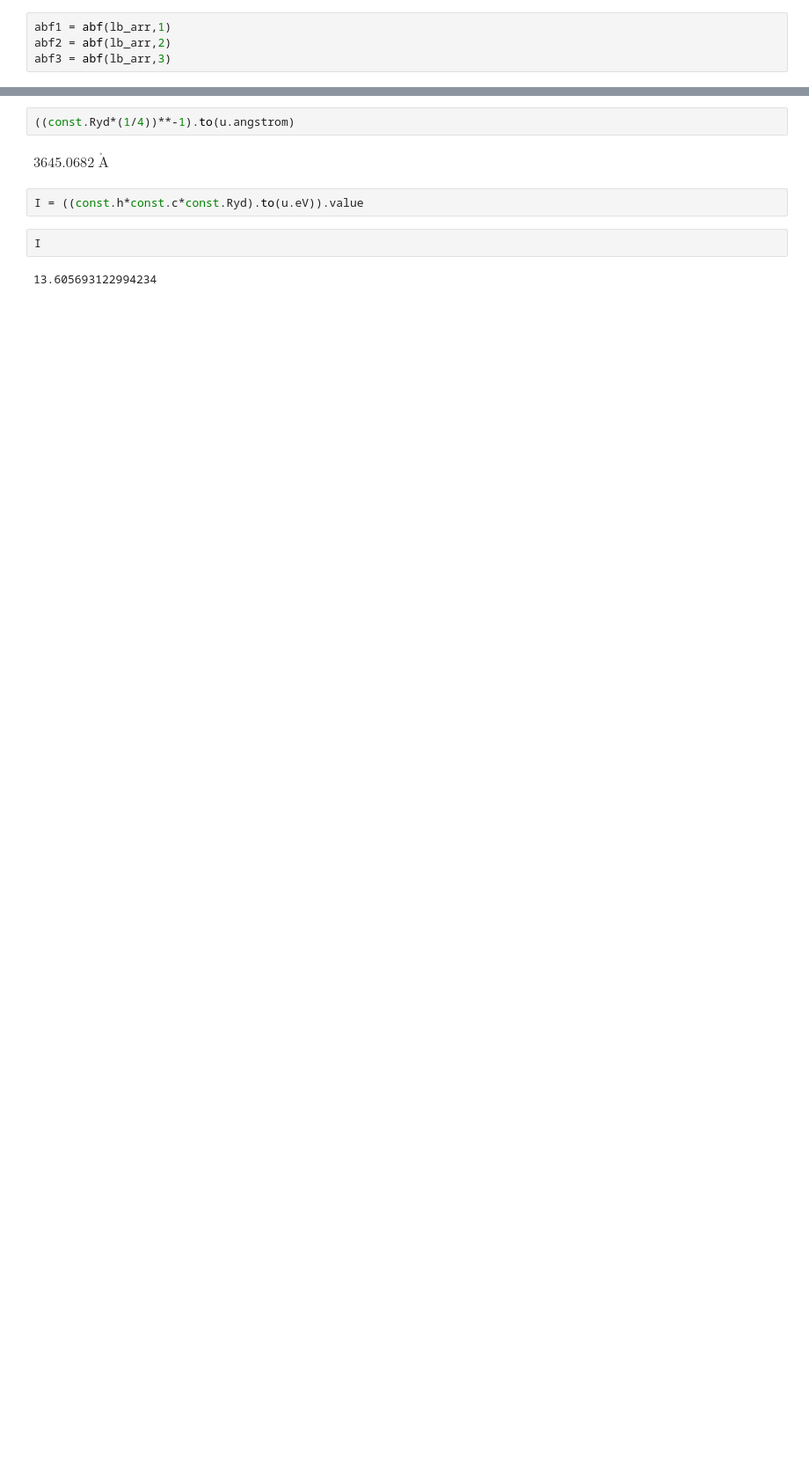
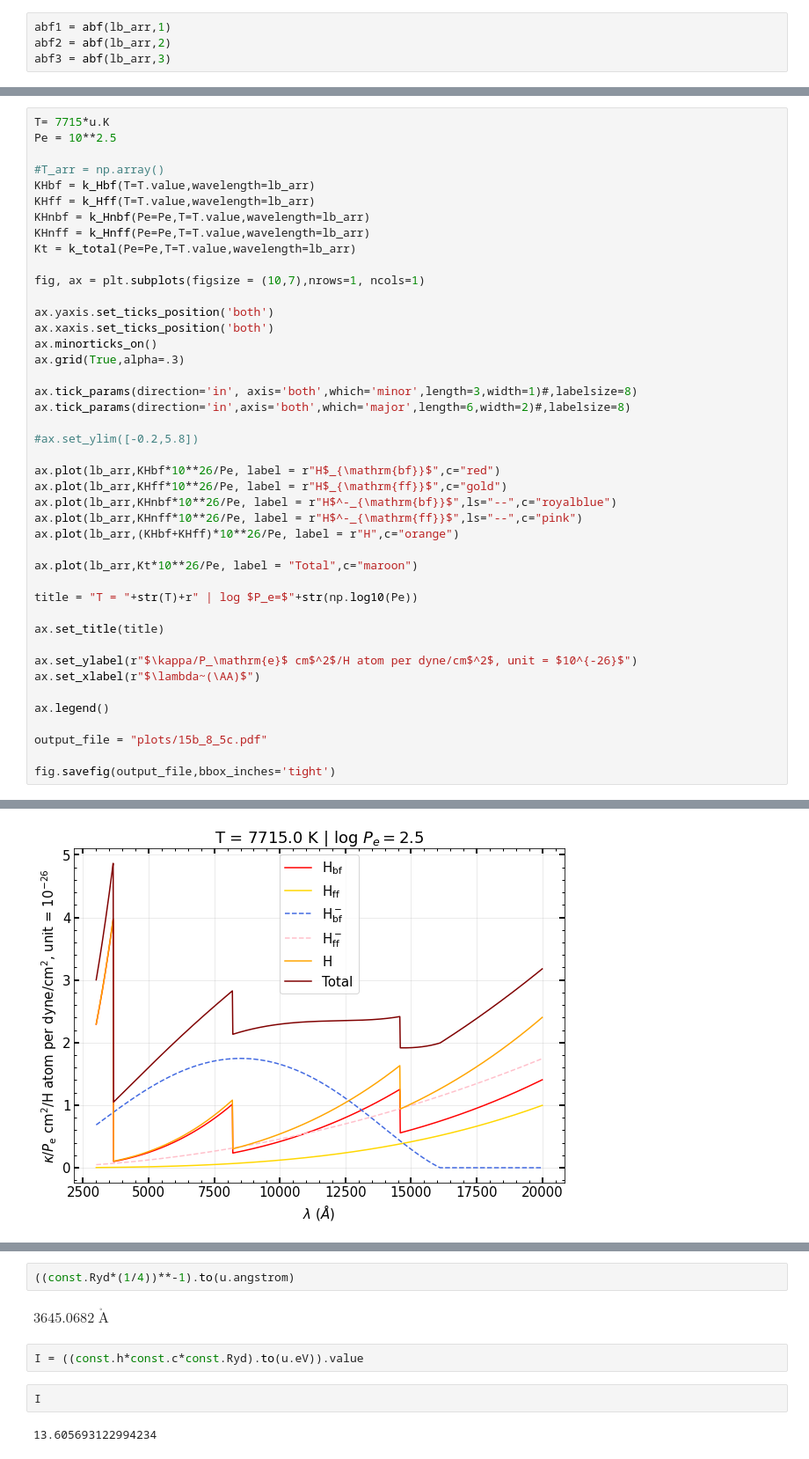
Before and after one commit to kyleneumann/Astro530, a Jupyter notebook: hw7.ipynb, the cells around one changed output, grey strips where cells are left out. Shown: that part at 88% size. Cells and saved outputs as stored; diff of their text form; blank space fills up the shorter version.

```diff
--- a/hw7.ipynb
+++ b/hw7.ipynb
@@ -269,0 +335,44 @@ $2.4965945 \times 10^{-27} \; \mathrm{cm^{2}}$
+# %%
+T= 7715*u.K
+Pe = 10**2.5
+
+#T_arr = np.array()
+KHbf = k_Hbf(T=T.value,wavelength=lb_arr)
+KHff = k_Hff(T=T.value,wavelength=lb_arr)
+KHnbf = k_Hnbf(Pe=Pe,T=T.value,wavelength=lb_arr)
+KHnff = k_Hnff(Pe=Pe,T=T.value,wavelength=lb_arr)
+Kt = k_total(Pe=Pe,T=T.value,wavelength=lb_arr)
+
+fig, ax = plt.subplots(figsize = (10,7),nrows=1, ncols=1)
+
+ax.yaxis.set_ticks_position('both')
+ax.xaxis.set_ticks_position('both')
+ax.minorticks_on()
+ax.grid(True,alpha=.3)
+
+ax.tick_params(direction='in', axis='both',which='minor',length=3,width=1)#,labelsize=8)
+ax.tick_params(direction='in',axis='both',which='major',length=6,width=2)#,labelsize=8)
+
+#ax.set_ylim([-0.2,5.8])
+
+ax.plot(lb_arr,KHbf*10**26/Pe, label = r"H$_{\mathrm{bf}}$",c="red")
+ax.plot(lb_arr,KHff*10**26/Pe, label = r"H$_{\mathrm{ff}}$",c="gold")
+ax.plot(lb_arr,KHnbf*10**26/Pe, label = r"H$^-_{\mathrm{bf}}$",ls="--",c="royalblue")
+ax.plot(lb_arr,KHnff*10**26/Pe, label = r"H$^-_{\mathrm{ff}}$",ls="--",c="pink")
+ax.plot(lb_arr,(KHbf+KHff)*10**26/Pe, label = r"H",c="orange")
+
+ax.plot(lb_arr,Kt*10**26/Pe, label = "Total",c="maroon")
+
+title = "T = "+str(T)+r" | log $P_e=$"+str(np.log10(Pe))
+
+ax.set_title(title)
+
+ax.set_ylabel(r"$\kappa/P_\mathrm{e}$ cm$^2$/H atom per dyne/cm$^2$, unit = $10^{-26}$")
+ax.set_xlabel(r"$\lambda~(\AA)$")
+
+ax.legend()
+
+output_file = "plots/15b_8_5c.pdf"
+
+fig.savefig(output_file,bbox_inches='tight')
+# %% [output]
@@ -269,0 +381 @@ $2.4965945 \times 10^{-27} \; \mathrm{cm^{2}}$
+[figure, added]
```
Also changed, not shown: parts of 14 cells of this notebook, 3 other files.
